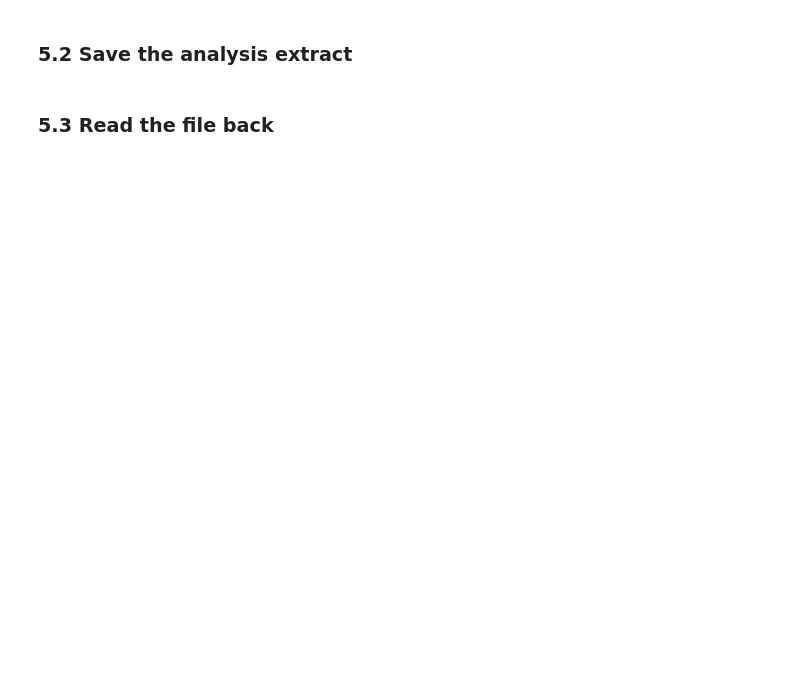
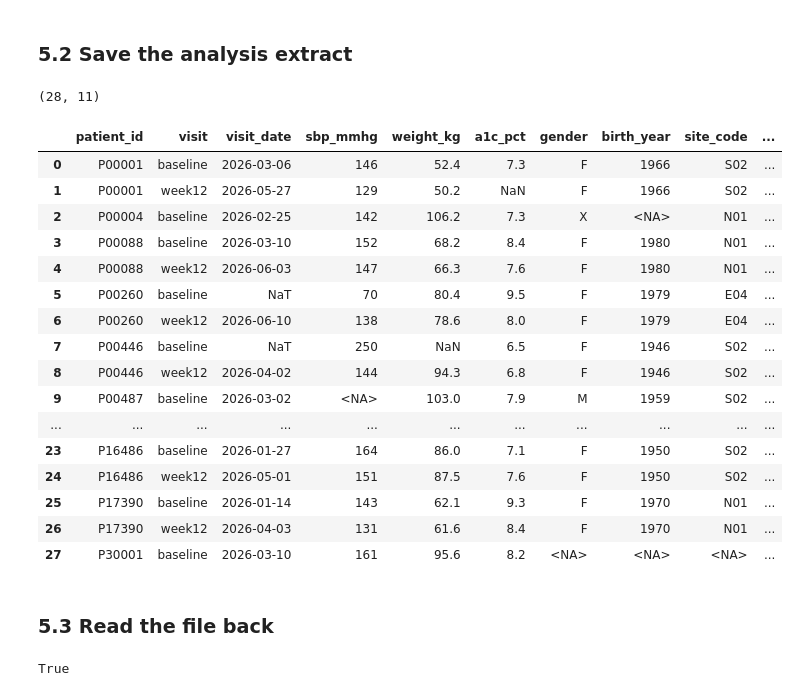
Before and after one commit to Mavis-0/ds217-26f-06, a Jupyter notebook: assignment.ipynb, the cells around one changed output. Drawn from its saved outputs; the diff is of its cells as text; code cells hidden in the pictures; blank space fills up the shorter version.

```diff
--- a/assignment.ipynb
+++ b/assignment.ipynb
@@ -314,6 +318,15 @@ decision_table
 
 ### 4.1 Melt the A1c results to long form
 # %%
-# TODO: melt raw["a1c_wide"], map the visit labels, drop the rows with no result,
-# then save the per-visit summary to A1C_SUMMARY_PATH (README Task 4.1).
-a1c_long = None
+a1c_long = raw["a1c_wide"].melt(id_vars=["patient_id"], value_vars=["a1c_baseline", "a1c_week12"], var_name="visit", value_name="a1c_pct")
+a1c_long["visit"] = a1c_long["visit"].map({"a1c_baseline": "baseline", "a1c_week12": "week12"})
+assert a1c_long["a1c_pct"].dtype == "float64"
+a1c_long = a1c_long.dropna(subset=["a1c_pct"]).reset_index(drop=True)
+
+a1c_summary = pd.DataFrame({
+    "visit": ["baseline", "week12"],
+    "results": [(a1c_long["visit"] == "baseline").sum(), (a1c_long["visit"] == "week12").sum()],
+    "a1c_pct_mean": [round(a1c_long.loc[a1c_long["visit"] == "baseline", "a1c_pct"].mean(), 2), round(a1c_long.loc[a1c_long["visit"] == "week12", "a1c_pct"].mean(), 2)]
+})
+a1c_summary.to_csv(A1C_SUMMARY_PATH, index=False)
+a1c_summary
@@ -320,6 +337,12 @@ a1c_long = None
 # %% [markdown]
 ### 4.2 Check the keys before joining
 # %%
-# TODO: steps 1 and 2, catch the MergeError, show the repeated site rows, and build sites_current.
 sites = raw["sites"]
-sites_current = None
+
+try:
+    patients_clean.merge(sites, on="site_code", how="left", validate="many_to_one")
+except pd.errors.MergeError as error:
+    print(error)
+
+display(sites[sites.duplicated(subset=["site_code"], keep=False)])
+sites_current = sites.loc[sites["record_status"] == "current", ["site_code", "site_name"]]
@@ -355,10 +534,53 @@ analysis = None
 # %% [markdown]
 ### 5.2 Save the analysis extract
 # %%
-# TODO: keep the analysis rows whose patient_id is in SAMPLE_IDS, renumber them, and save them to
-# ANALYSIS_SAMPLE_PATH with index=False (README Task 5.2).
+analysis_sample = analysis[
+    analysis["patient_id"].isin(SAMPLE_IDS)
+].reset_index(drop=True)
+
+analysis_sample.to_csv(ANALYSIS_SAMPLE_PATH, index=False)
+
+print(analysis_sample.shape)
+analysis_sample
+# %% [output]
+(28, 11)
+|  | patient_id | visit | visit_date | sbp_mmhg | weight_kg | a1c_pct | gender | birth_year | site_code | ... |
+| 0 | P00001 | baseline | 2026-03-06 | 146 | 52.4 | 7.3 | F | 1966 | S02 | ... |
+| 1 | P00001 | week12 | 2026-05-27 | 129 | 50.2 | NaN | F | 1966 | S02 | ... |
+| 2 | P00004 | baseline | 2026-02-25 | 142 | 106.2 | 7.3 | X | <NA> | N01 | ... |
+| 3 | P00088 | baseline | 2026-03-10 | 152 | 68.2 | 8.4 | F | 1980 | N01 | ... |
+| 4 | P00088 | week12 | 2026-06-03 | 147 | 66.3 | 7.6 | F | 1980 | N01 | ... |
+| 5 | P00260 | baseline | NaT | 70 | 80.4 | 9.5 | F | 1979 | E04 | ... |
+| 6 | P00260 | week12 | 2026-06-10 | 138 | 78.6 | 8.0 | F | 1979 | E04 | ... |
+| 7 | P00446 | baseline | NaT | 250 | NaN | 6.5 | F | 1946 | S02 | ... |
+| 8 | P00446 | week12 | 2026-04-02 | 144 | 94.3 | 6.8 | F | 1946 | S02 | ... |
+| 9 | P00487 | baseline | 2026-03-02 | <NA> | 103.0 | 7.9 | M | 1959 | S02 | ... |
+| ... | ... | ... | ... | ... | ... | ... | ... | ... | ... | ... |
+| 23 | P16486 | baseline | 2026-01-27 | 164 | 86.0 | 7.1 | F | 1950 | S02 | ... |
+| 24 | P16486 | week12 | 2026-05-01 | 151 | 87.5 | 7.6 | F | 1950 | S02 | ... |
+| 25 | P17390 | baseline | 2026-01-14 | 143 | 62.1 | 9.3 | F | 1970 | N01 | ... |
+| 26 | P17390 | week12 | 2026-04-03 | 131 | 61.6 | 8.4 | F | 1970 | N01 | ... |
+| 27 | P30001 | baseline | 2026-03-10 | 161 | 95.6 | 8.2 | <NA> | <NA> | <NA> | ... |
 # %% [markdown]
 ### 5.3 Read the file back
 # %%
-# TODO: read ANALYSIS_SAMPLE_PATH back with its dtypes and parse_dates=["visit_date"], and print
-# whether it equals analysis_sample.
+round_trip = pd.read_csv(
+    ANALYSIS_SAMPLE_PATH,
+    dtype={
+        "patient_id": "string",
+        "visit": "string",
+        "sbp_mmhg": "Int64",
+        "weight_kg": "float64",
+        "a1c_pct": "float64",
+        "gender": "string",
+        "birth_year": "Int64",
+        "site_code": "string",
+        "site_name": "string",
+        "source_file": "string"
+    },
+    parse_dates=["visit_date"]
+)
+
+print(round_trip.equals(analysis_sample))
+# %% [output]
+True
```
Also changed, not shown: parts of 10 cells of this notebook, 4 other files.
